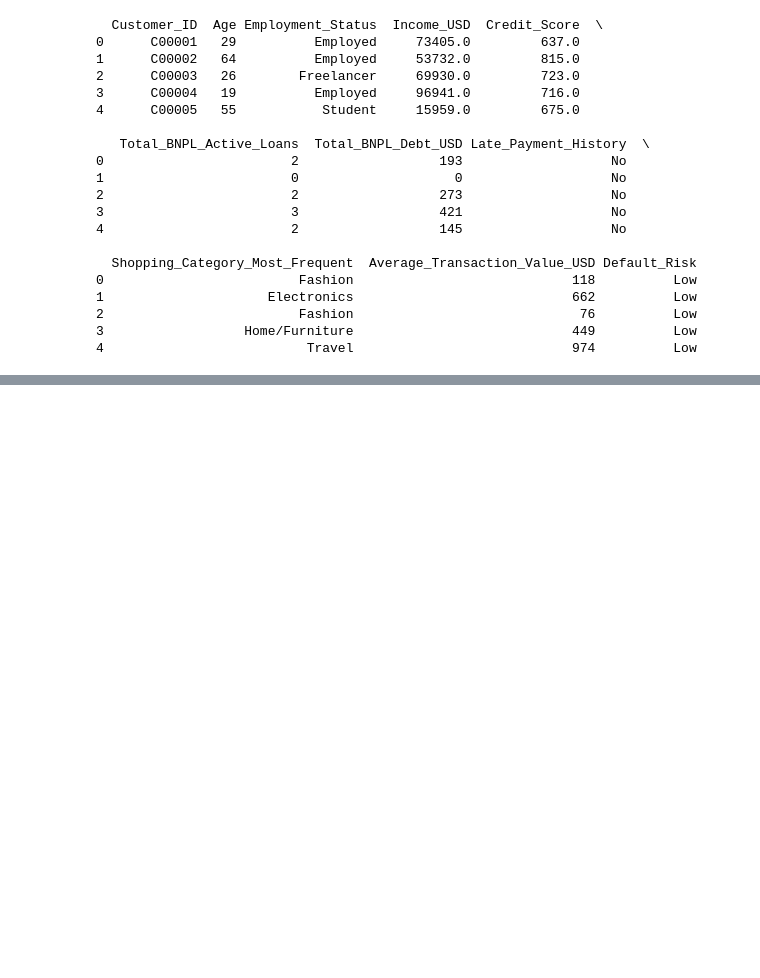
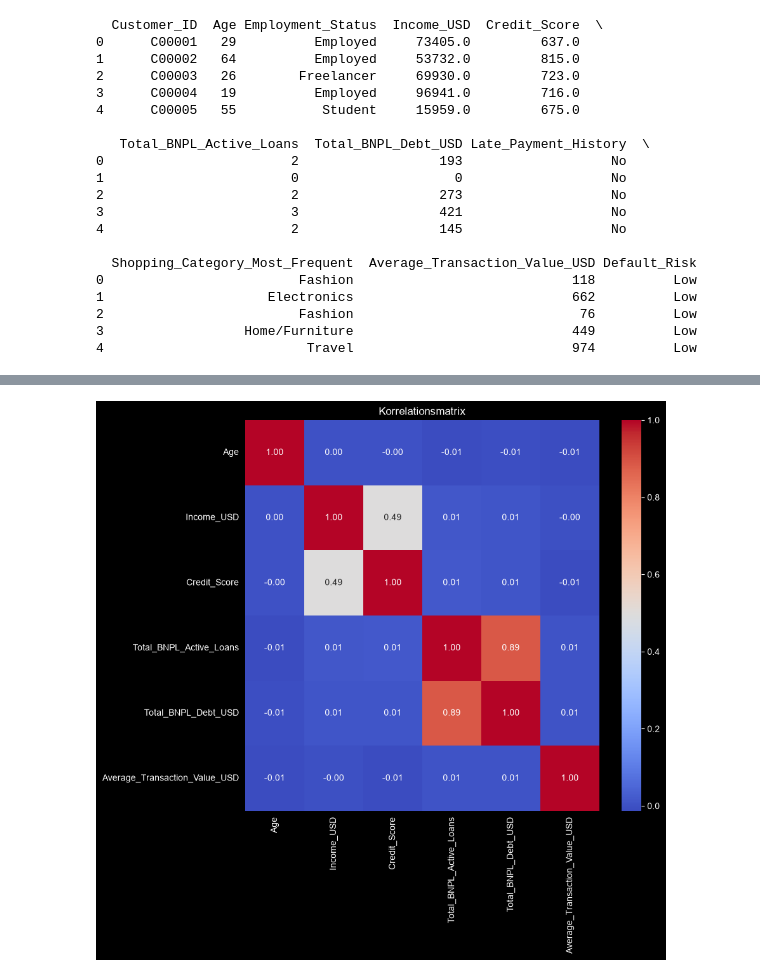
Before and after one commit to wandjimbakuibrister-del/Machine-learning-Modell, a Jupyter notebook: Notebook/modelll.ipynb, the cells around one changed output, grey strips where cells are left out. Cells and saved outputs as stored; diff of their text form; code cells hidden in the pictures; blank space fills up the shorter version.

```diff
--- a/Notebook/modelll.ipynb
+++ b/Notebook/modelll.ipynb
@@ -34,0 +151,16 @@ print(data.head())
+# %%
+numeric_data = data.select_dtypes(include="number")# Numerische Spalten
+
+plt.figure(figsize=(9, 8))  # Diagrammgröße
+
+sns.heatmap(
+    numeric_data.corr(),  # Korrelationen berechnen
+    annot=True,           # Werte anzeigen
+    cmap="coolwarm",      # Farbskala
+    fmt=".2f"             # Zwei Nachkommastellen
+)
+
+plt.title("Korrelationsmatrix")  # Titel
+plt.show()  # Diagramm anzeigen
+# %% [output]
+[figure, added]
```
Also changed, not shown: parts of 11 cells of this notebook.
